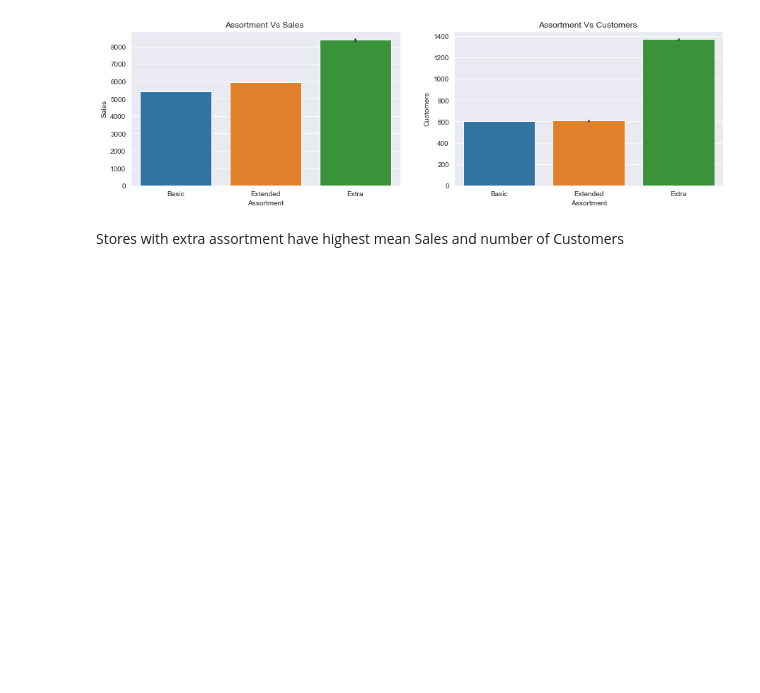
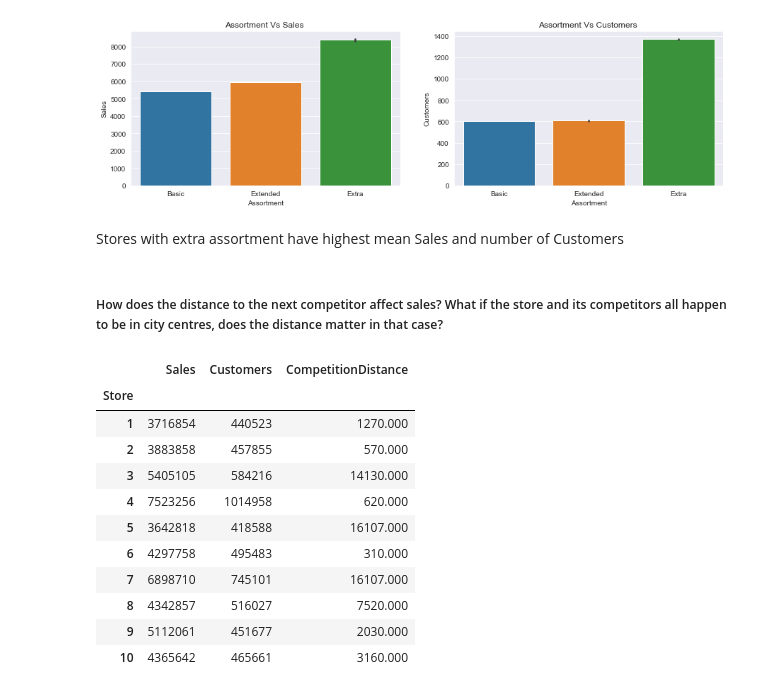
Before and after one commit to bkget/Pharmaceutical-Sales-Prediction, a Jupyter notebook: notebooks/2.EDA.ipynb, the cells around one changed output. Cells and saved outputs as stored; diff of their text form; code cells hidden in the pictures; blank space fills up the shorter version.

```diff
--- a/notebooks/2.EDA.ipynb
+++ b/notebooks/2.EDA.ipynb
@@ -516,3 +516,24 @@ Text(0.5, 1.0, 'Assortment Vs Customers ')
 [figure]
 # %% [markdown]
 Stores with extra assortment have highest mean Sales and number of Customers
+# %% [markdown]
+##### How does the distance to the next competitor affect sales? What if the store and its competitors all happen to be in city centres, does the distance matter in that case?
+# %%
+df_competition = df.groupby("Store").agg({ "Sales": "sum",
+                                           "Customers": "sum",
+                                           "CompetitionDistance": "mean"
+                                           })
+df_competition.head(10)
+# %% [output]
+|  | Sales | Customers | CompetitionDistance |
+| Store |  |  |  |
+| 1 | 3716854 | 440523 | 1270.000 |
+| 2 | 3883858 | 457855 | 570.000 |
+| 3 | 5405105 | 584216 | 14130.000 |
+| 4 | 7523256 | 1014958 | 620.000 |
+| 5 | 3642818 | 418588 | 16107.000 |
+| 6 | 4297758 | 495483 | 310.000 |
+| 7 | 6898710 | 745101 | 16107.000 |
+| 8 | 4342857 | 516027 | 7520.000 |
+| 9 | 5112061 | 451677 | 2030.000 |
+| 10 | 4365642 | 465661 | 3160.000 |
```
Also changed, not shown: parts of 3 cells of this notebook.
